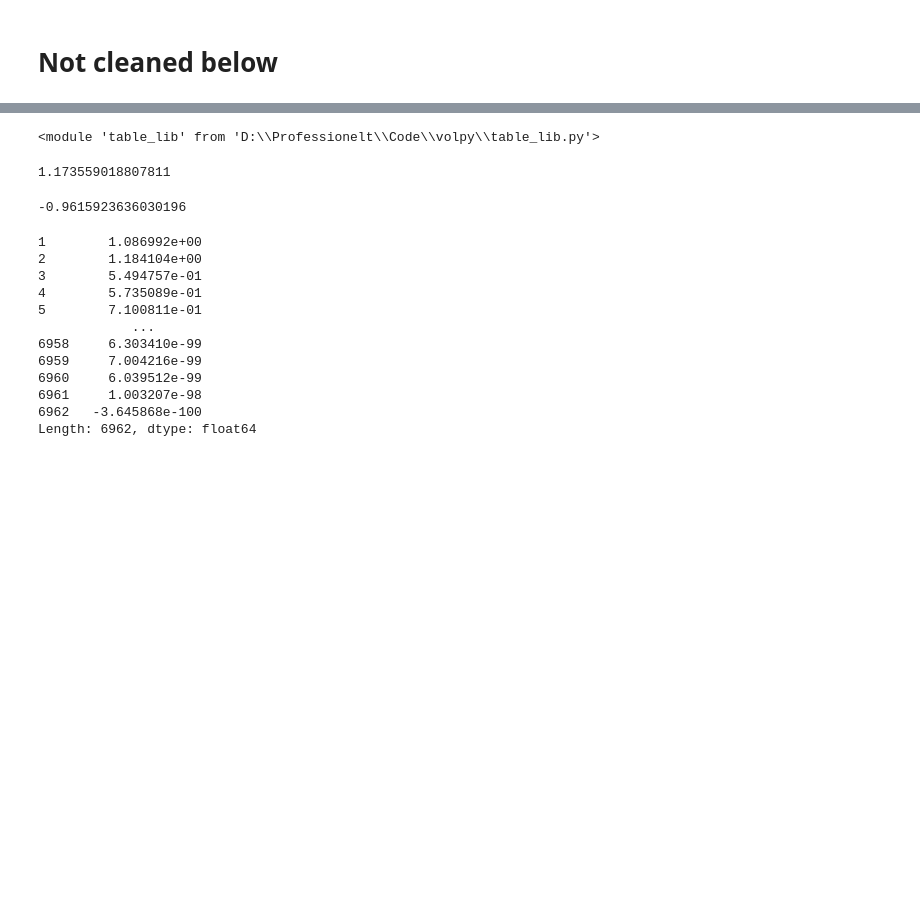
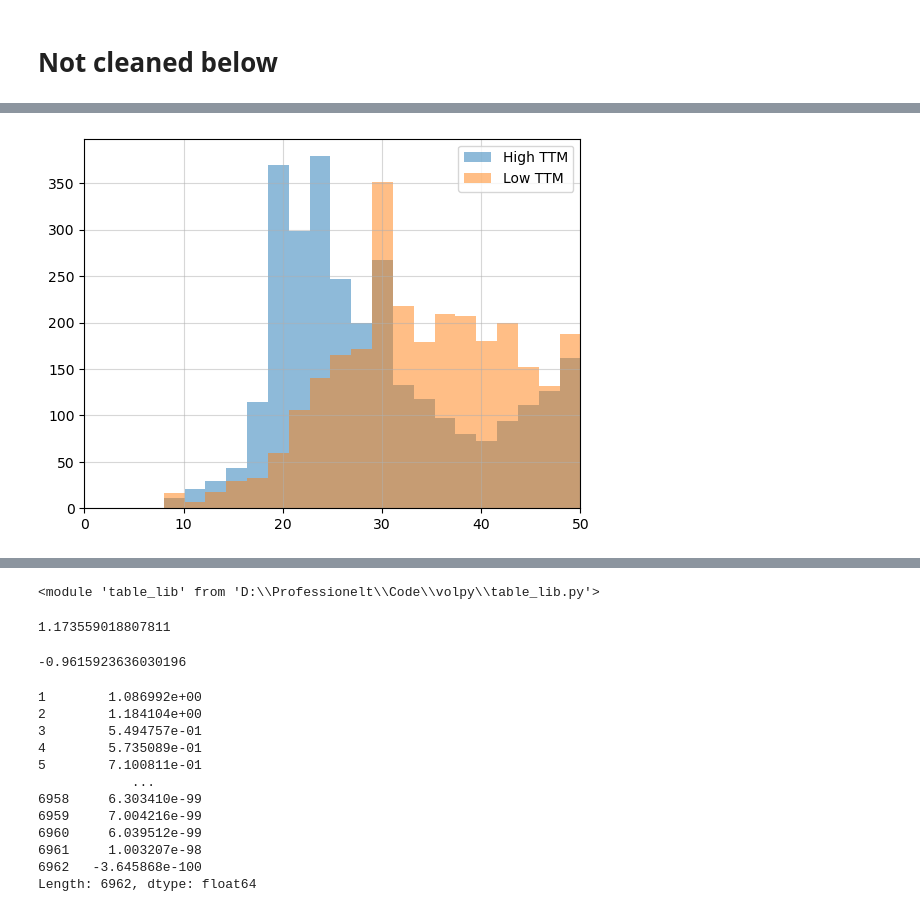
Before and after one commit to MadsHebsgaard/volpy, a Jupyter notebook: Mads work.ipynb, the cells around one changed output, grey strips where cells are left out. Saved outputs shown, nothing was run; the diff lists cells and outputs as text; code cells hidden in the pictures; blank space fills up the shorter version.

```diff
--- a/Mads work.ipynb
+++ b/Mads work.ipynb
@@ -118,0 +163,9 @@ table_lib.CarrWu2009_table_3_choose_stat(summary_dly_df, print_latex = False, st
+# %%
+plt.hist(SPX_df[SPX_df["high #K"] <= 50]["high #K"], label = "High TTM", alpha = 0.5, bins = 20)
+plt.hist(SPX_df[SPX_df["low #K"] <= 50]["low #K"], label = "Low TTM", alpha = 0.5, bins = 20)
+plt.legend()
+plt.xlim(0, 50)
+plt.grid(alpha=0.5)
+plt.show()
+# %% [output]
+[figure, added]
```
Also changed, not shown: parts of 20 cells of this notebook, 7 other files.
